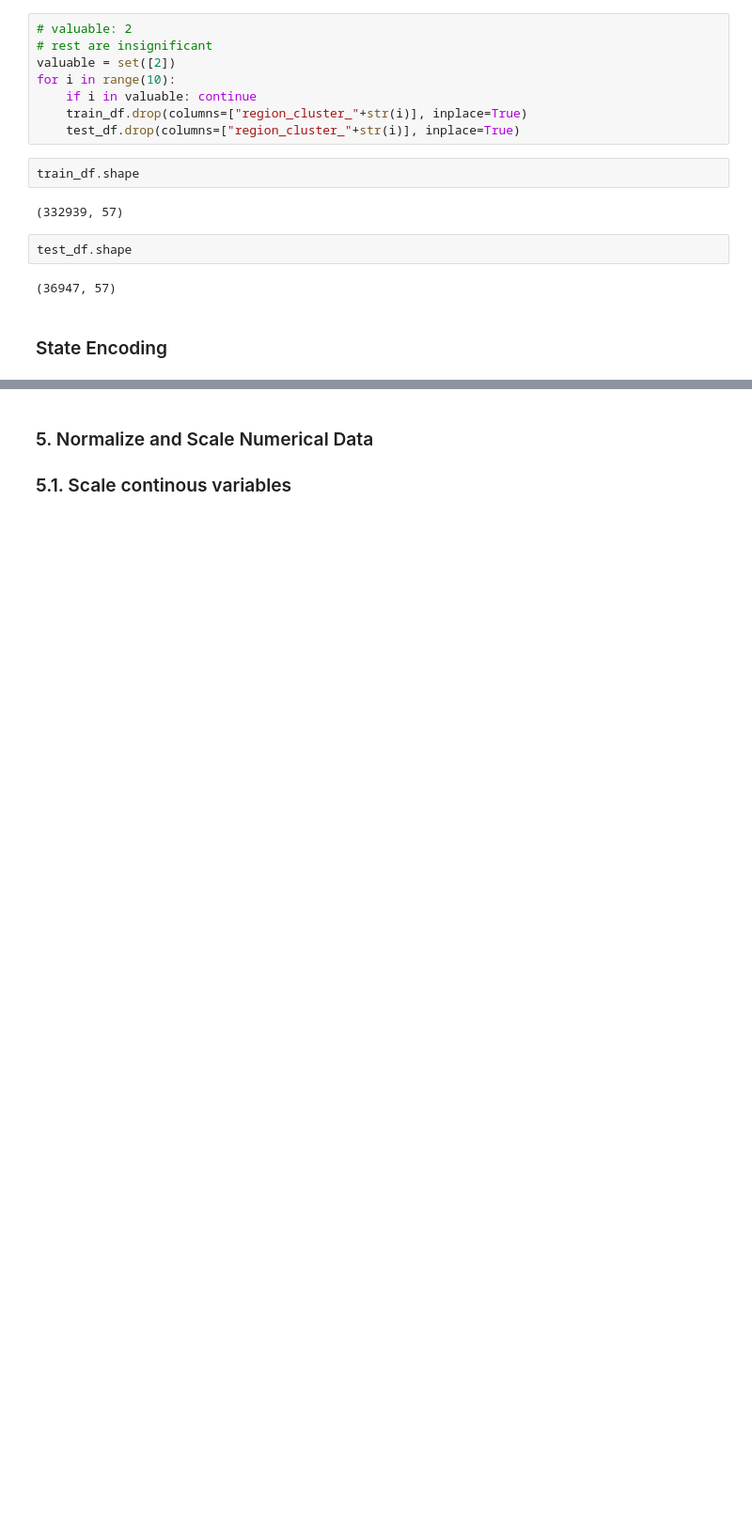
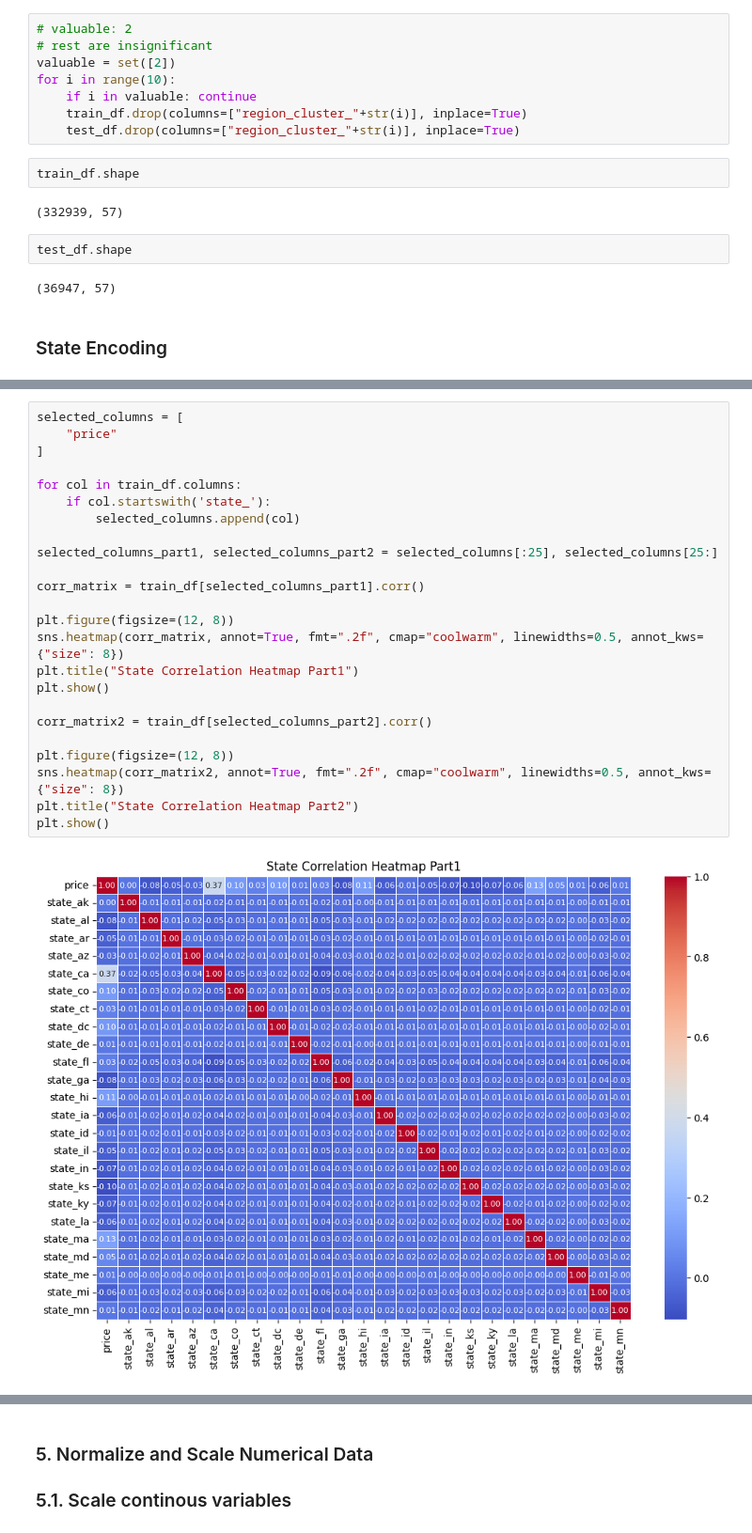
Before and after one commit to ArshdeepSingh98/HousePricePrediction, a Jupyter notebook: Submission_Arshdeep.ipynb, the cells around one changed output, grey strips where cells are left out. Shown at 94% size. Saved outputs shown, nothing was run; the diff lists cells and outputs as text; blank space fills up the shorter version.

```diff
--- a/Submission_Arshdeep.ipynb
+++ b/Submission_Arshdeep.ipynb
@@ -1185,0 +1250,26 @@ test_df.shape
+# %%
+selected_columns = [
+    "price"
+]
+
+for col in train_df.columns:
+    if col.startswith('state_'):
+        selected_columns.append(col)
+
+selected_columns_part1, selected_columns_part2 = selected_columns[:25], selected_columns[25:]
+
+corr_matrix = train_df[selected_columns_part1].corr()
+
+plt.figure(figsize=(12, 8))
+sns.heatmap(corr_matrix, annot=True, fmt=".2f", cmap="coolwarm", linewidths=0.5, annot_kws={"size": 8})
+plt.title("State Correlation Heatmap Part1")
+plt.show()
+
+corr_matrix2 = train_df[selected_columns_part2].corr()
+
+plt.figure(figsize=(12, 8))
+sns.heatmap(corr_matrix2, annot=True, fmt=".2f", cmap="coolwarm", linewidths=0.5, annot_kws={"size": 8})
+plt.title("State Correlation Heatmap Part2")
+plt.show()
+# %% [output]
+[figure, added]
```
Also changed, not shown: parts of 27 cells of this notebook.
